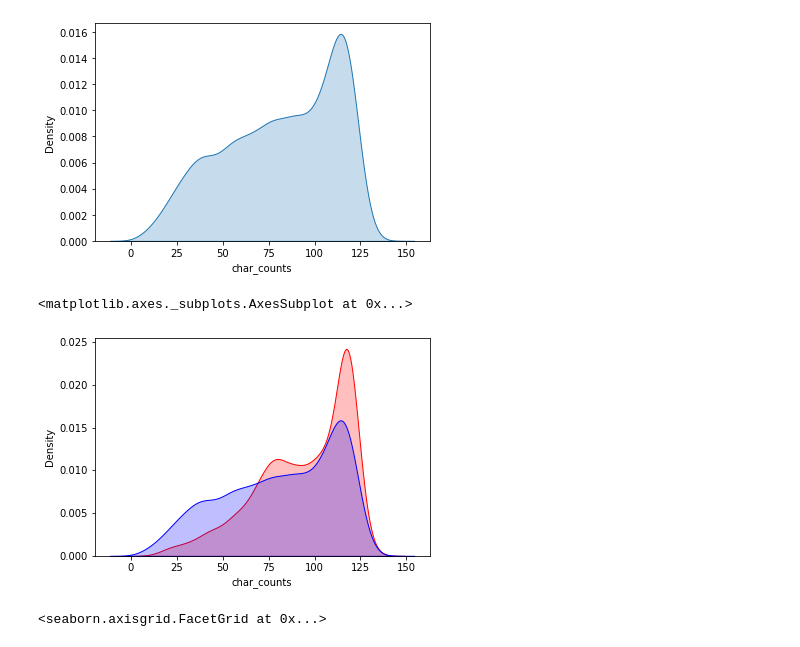
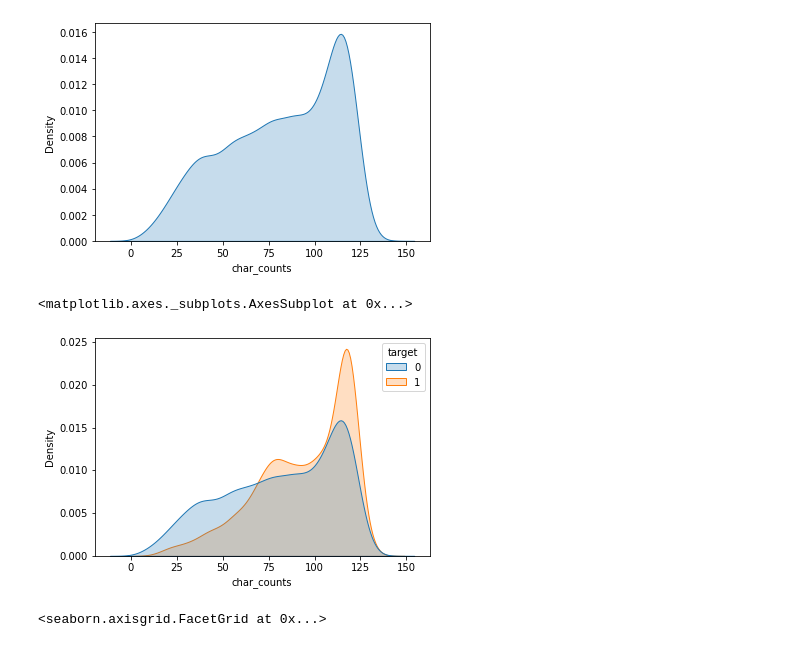
Before and after one commit to data-analytics-professionals/tweet-classification, a Jupyter notebook: tweets.ipynb, the cells around one changed output. Saved outputs shown, nothing was run; the diff lists cells and outputs as text; code cells hidden in the pictures.

Commit message:
Added hue argument to the plots

```diff
--- a/tweets.ipynb
+++ b/tweets.ipynb
@@ -104,11 +104,11 @@ sns.kdeplot(df[df['target'] == 0]['char_counts'], shade=True)
 [figure]
 # %%
 # Kernel Density Estimate (KDE) Plot for char_counts where target == 0 and where target == 1
-sns.kdeplot(df[df['target'] == 1]['char_counts'], shade=True, color='red')
-sns.kdeplot(df[df['target'] == 0]['char_counts'], shade=True, color='blue')
+sns.kdeplot(df[df['target'] == 1]['char_counts'], shade=True, color='red', hue=df['target'])
+sns.kdeplot(df[df['target'] == 0]['char_counts'], shade=True, color='blue', hue=df['target'])
 # %% [output]
 <matplotlib.axes._subplots.AxesSubplot at 0x...>
-[figure, old version]
+[figure, new version]
 # %%
 # Plot catplot
 sns.catplot(y='char_counts', data=df, kind='violin', col='target')
```
Also changed, not shown: parts of 2 cells of this notebook.
